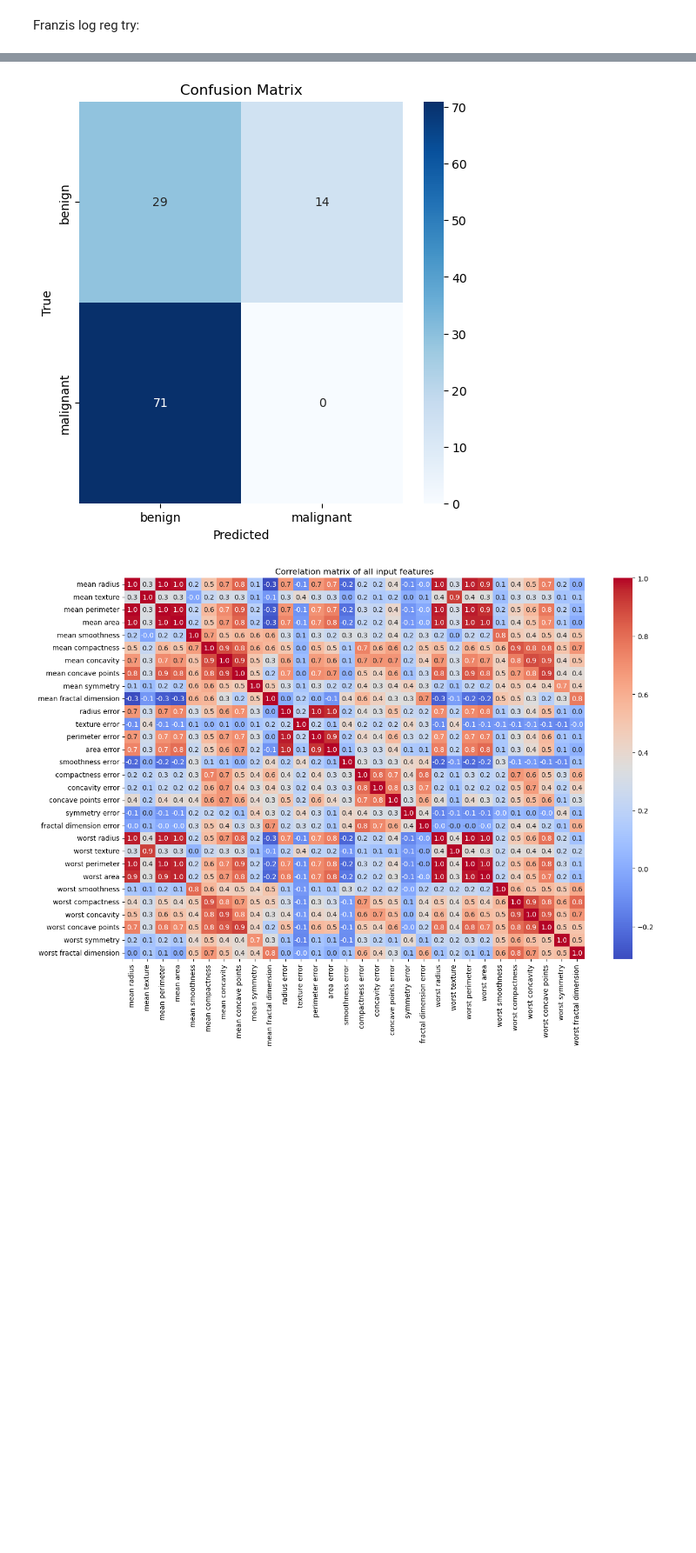
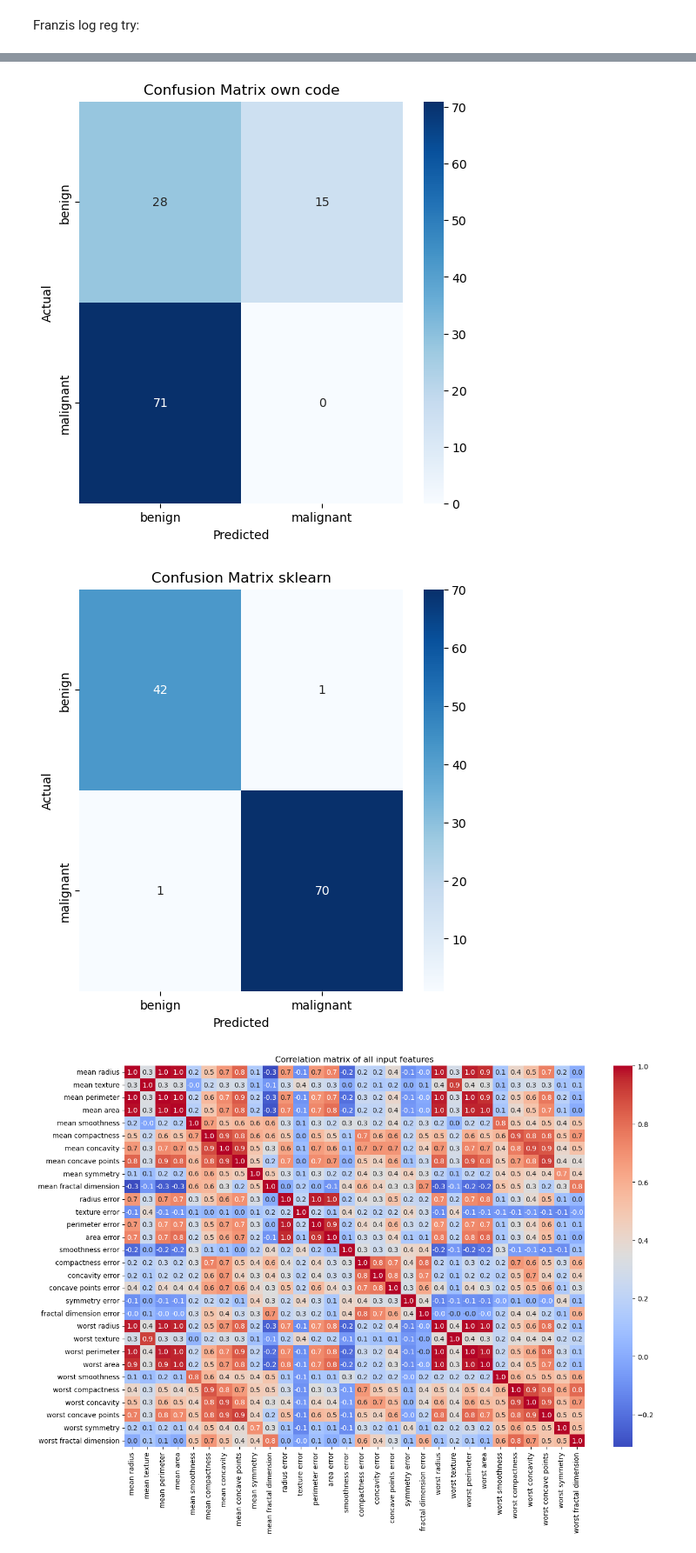
Before and after one commit to siljabl/CompSci-Projects, a Jupyter notebook: Project1/project1.ipynb, the cells around one changed output, grey strips where cells are left out. Shown at 87% size. Saved outputs shown, nothing was run; the diff lists cells and outputs as text; code cells hidden in the pictures; blank space fills up the shorter version.

```diff
--- a/Project1/project1.ipynb
+++ b/Project1/project1.ipynb
@@ -594,18 +561,36 @@ def logistic_regression(X, y, num_iterations, learning_rate):
         weights -= learning_rate * gradient
 
     return weights
+# %%
+# logistic regression model sklearn
+def logistic_regression_skl(X, y, num_iterations, learning_rate):
+    num_samples, num_features = X.shape
+    weights = np.zeros(num_features)
+
+    for i in range(num_iterations):
+        z = np.dot(X, weights)
+        predictions = sigmoid(z)
+        gradient = np.dot(X.T, (predictions - y)) / num_samples
+        weights -= learning_rate * gradient
+
+    return weights
 # %%
 # Train logistic regression model
 num_iterations = 1000
 learning_rate = 0.1
 weights = logistic_regression(X_train, y_train, num_iterations, learning_rate)
+weights_skl = logistic_regression_skl(X_train, y_train, num_iterations, learning_rate)
 
 # Make predictions on test set
 y_pred = sigmoid(np.dot(X_test, weights))
 y_pred_labels = np.where(y_pred >= 0.5, 1, 0)
 
+y_pred_skl = sigmoid(np.dot(X_test, weights_skl))
+y_pred_labels_skl = np.where(y_pred_skl >= 0.5, 1, 0)
+
 # Calculate accuracy
 accuracy = np.sum(y_pred_labels == y_test) / len(y_test) * 100
+accuracy_skl = np.sum(y_pred_labels_skl == y_test) / len(y_test) * 100
 
-print("Accuracy:", accuracy)
+print("Accuracy with our SGD:", accuracy, 'Accuracy with sklearn:', accuracy_skl)
 # %% [output]
@@ -624,17 +611,26 @@ plt.show()
 # %%
 # Calculate confusion matrix
 conf_mat = confusion_matrix(y_test, y_pred_labels)
+conf_mat_skl = confusion_matrix(y_test, y_pred_labels_skl)
 
 # Plot confusion matrix
 labels = ['benign', 'malignant']
 plt.figure(figsize=(6, 6))
 sns.heatmap(conf_mat, annot=True, fmt='d', cmap='Blues', xticklabels=labels, yticklabels=labels)
 plt.xlabel('Predicted')
-plt.ylabel('True')
-plt.title('Confusion Matrix')
+plt.ylabel('Actual')
+plt.title('Confusion Matrix own code')
 plt.show()
+
+plt.figure(figsize=(6, 6))
+sns.heatmap(conf_mat_skl, annot=True, fmt='d', cmap='Blues', xticklabels=labels, yticklabels=labels)
+plt.xlabel('Predicted')
+plt.ylabel('Actual')
+plt.title('Confusion Matrix sklearn')
+plt.show()
 # %% [output]
-[figure, old version]
+[figure, new version]
+[figure, added]
 # %%
 # Plotting a correlation matrix of input features
 df = pd.DataFrame(X, columns=data.feature_names)
```
Also changed, not shown: parts of 16 cells of this notebook.
